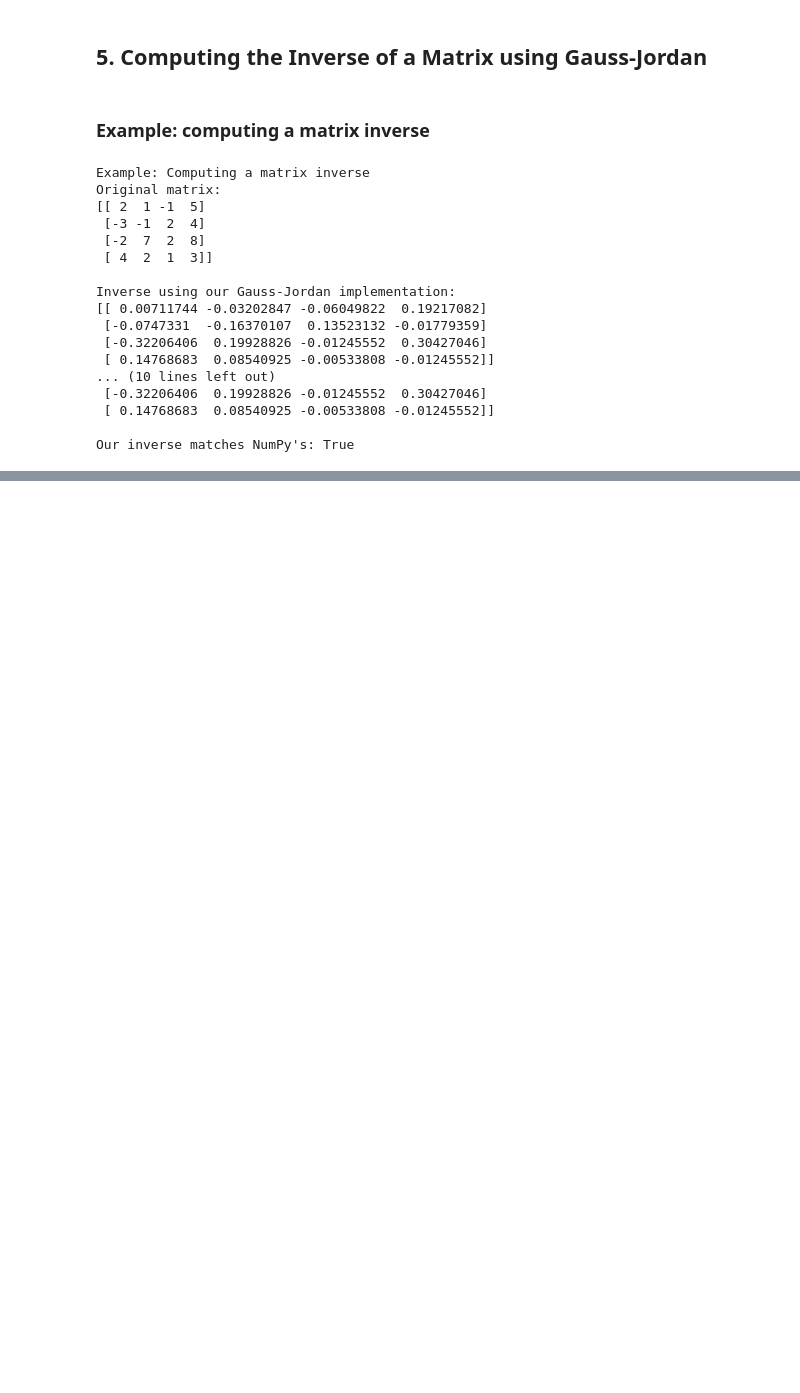
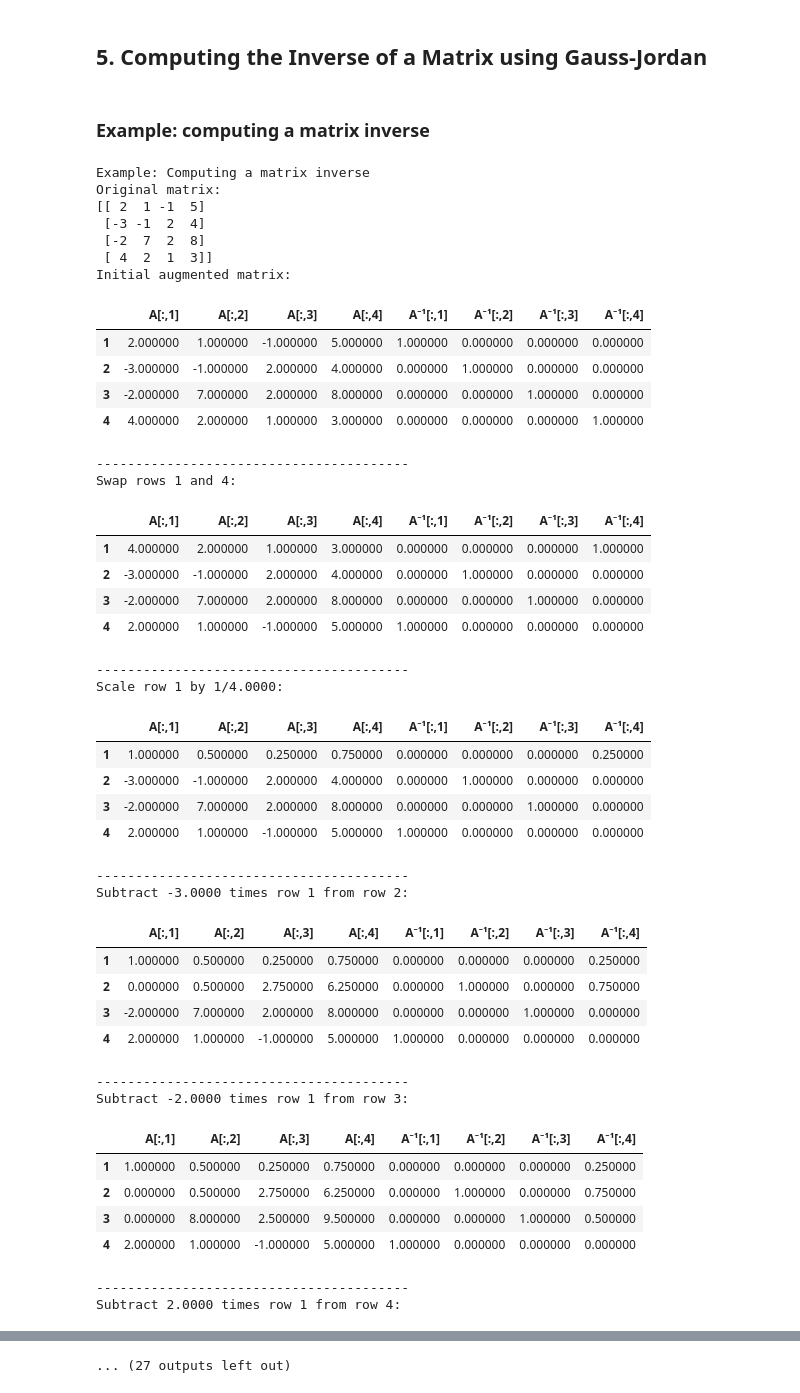
Before and after one commit to diegoandresalvarez/metodosnumericos, a Jupyter notebook: codigo/02_sistemas_ecuaciones_lineales/gauss_jordan_elimination.ipynb, the cells around one changed output, grey strips where cells are left out. Cells and saved outputs as stored; diff of their text form; code cells hidden in the pictures; blank space fills up the shorter version.

```diff
--- a/codigo/02_sistemas_ecuaciones_lineales/gauss_jordan_elimination.ipynb
+++ b/codigo/02_sistemas_ecuaciones_lineales/gauss_jordan_elimination.ipynb
@@ -574,45 +525,72 @@ A = np.array([
     [-2,  7,  2, 8],
     [ 4,  2,  1, 3],
 ])
 
 print("\n\nExample: Computing a matrix inverse")
 print("Original matrix:")
 print(A)
 
+
+inv_A = matrix_inverse_gauss_jordan(A)
 try:
-    inv_A = matrix_inverse_gauss_jordan(A)
+    inv_A = matrix_inverse_gauss_jordan(A, show_steps=True)
     print("\nInverse using our Gauss-Jordan implementation:")
     print(inv_A)
 
-    # Verify the inverse: A * A⁻¹ = I
-    print("\nVerification A * A⁻¹:")
-    print(A @ inv_A)
+    # Verify the inverse: A*A⁻¹ = I
+    print("\nVerification A*A⁻¹:")
+    print(A@inv_A)
 
     # Compare with NumPy's built-in inverse
     numpy_inv_A = np.linalg.inv(A)
     print("\nInverse using NumPy:")
     print(numpy_inv_A)
 
     # Check if solutions are close
     print(f"\nOur inverse matches NumPy's: {np.allclose(inv_A, numpy_inv_A)}")
 
 except ValueError as error:
     print(f"Error: {error}")
 # %% [output]
 Example: Computing a matrix inverse
 Original matrix:
 [[ 2  1 -1  5]
  [-3 -1  2  4]
  [-2  7  2  8]
  [ 4  2  1  3]]
-
-Inverse using our Gauss-Jordan implementation:
-[[ 0.00711744 -0.03202847 -0.06049822  0.19217082]
- [-0.0747331  -0.16370107  0.13523132 -0.01779359]
- [-0.32206406  0.19928826 -0.01245552  0.30427046]
- [ 0.14768683  0.08540925 -0.00533808 -0.01245552]]
-... (10 lines left out)
- [-0.32206406  0.19928826 -0.01245552  0.30427046]
- [ 0.14768683  0.08540925 -0.00533808 -0.01245552]]
-
-Our inverse matches NumPy's: True
+Initial augmented matrix:
+|  | A[:,1] | A[:,2] | A[:,3] | A[:,4] | A⁻¹[:,1] | A⁻¹[:,2] | A⁻¹[:,3] | A⁻¹[:,4] |
+| 1 | 2.000000 | 1.000000 | -1.000000 | 5.000000 | 1.000000 | 0.000000 | 0.000000 | 0.000000 |
+| 2 | -3.000000 | -1.000000 | 2.000000 | 4.000000 | 0.000000 | 1.000000 | 0.000000 | 0.000000 |
+| 3 | -2.000000 | 7.000000 | 2.000000 | 8.000000 | 0.000000 | 0.000000 | 1.000000 | 0.000000 |
+| 4 | 4.000000 | 2.000000 | 1.000000 | 3.000000 | 0.000000 | 0.000000 | 0.000000 | 1.000000 |
+----------------------------------------
+Swap rows 1 and 4:
+|  | A[:,1] | A[:,2] | A[:,3] | A[:,4] | A⁻¹[:,1] | A⁻¹[:,2] | A⁻¹[:,3] | A⁻¹[:,4] |
+| 1 | 4.000000 | 2.000000 | 1.000000 | 3.000000 | 0.000000 | 0.000000 | 0.000000 | 1.000000 |
+| 2 | -3.000000 | -1.000000 | 2.000000 | 4.000000 | 0.000000 | 1.000000 | 0.000000 | 0.000000 |
+| 3 | -2.000000 | 7.000000 | 2.000000 | 8.000000 | 0.000000 | 0.000000 | 1.000000 | 0.000000 |
+| 4 | 2.000000 | 1.000000 | -1.000000 | 5.000000 | 1.000000 | 0.000000 | 0.000000 | 0.000000 |
+----------------------------------------
+Scale row 1 by 1/4.0000:
+|  | A[:,1] | A[:,2] | A[:,3] | A[:,4] | A⁻¹[:,1] | A⁻¹[:,2] | A⁻¹[:,3] | A⁻¹[:,4] |
+| 1 | 1.000000 | 0.500000 | 0.250000 | 0.750000 | 0.000000 | 0.000000 | 0.000000 | 0.250000 |
+| 2 | -3.000000 | -1.000000 | 2.000000 | 4.000000 | 0.000000 | 1.000000 | 0.000000 | 0.000000 |
+| 3 | -2.000000 | 7.000000 | 2.000000 | 8.000000 | 0.000000 | 0.000000 | 1.000000 | 0.000000 |
+| 4 | 2.000000 | 1.000000 | -1.000000 | 5.000000 | 1.000000 | 0.000000 | 0.000000 | 0.000000 |
+----------------------------------------
+Subtract -3.0000 times row 1 from row 2:
+|  | A[:,1] | A[:,2] | A[:,3] | A[:,4] | A⁻¹[:,1] | A⁻¹[:,2] | A⁻¹[:,3] | A⁻¹[:,4] |
+| 1 | 1.000000 | 0.500000 | 0.250000 | 0.750000 | 0.000000 | 0.000000 | 0.000000 | 0.250000 |
+| 2 | 0.000000 | 0.500000 | 2.750000 | 6.250000 | 0.000000 | 1.000000 | 0.000000 | 0.750000 |
+| 3 | -2.000000 | 7.000000 | 2.000000 | 8.000000 | 0.000000 | 0.000000 | 1.000000 | 0.000000 |
+| 4 | 2.000000 | 1.000000 | -1.000000 | 5.000000 | 1.000000 | 0.000000 | 0.000000 | 0.000000 |
+----------------------------------------
+Subtract -2.0000 times row 1 from row 3:
+|  | A[:,1] | A[:,2] | A[:,3] | A[:,4] | A⁻¹[:,1] | A⁻¹[:,2] | A⁻¹[:,3] | A⁻¹[:,4] |
+| 1 | 1.000000 | 0.500000 | 0.250000 | 0.750000 | 0.000000 | 0.000000 | 0.000000 | 0.250000 |
+| 2 | 0.000000 | 0.500000 | 2.750000 | 6.250000 | 0.000000 | 1.000000 | 0.000000 | 0.750000 |
+| 3 | 0.000000 | 8.000000 | 2.500000 | 9.500000 | 0.000000 | 0.000000 | 1.000000 | 0.500000 |
+| 4 | 2.000000 | 1.000000 | -1.000000 | 5.000000 | 1.000000 | 0.000000 | 0.000000 | 0.000000 |
+----------------------------------------
+Subtract 2.0000 times row 1 from row 4:
@@ -618,0 +602 @@ Our inverse matches NumPy's: True
+... (27 outputs left out)
```
Also changed, not shown: parts of 15 cells of this notebook.
